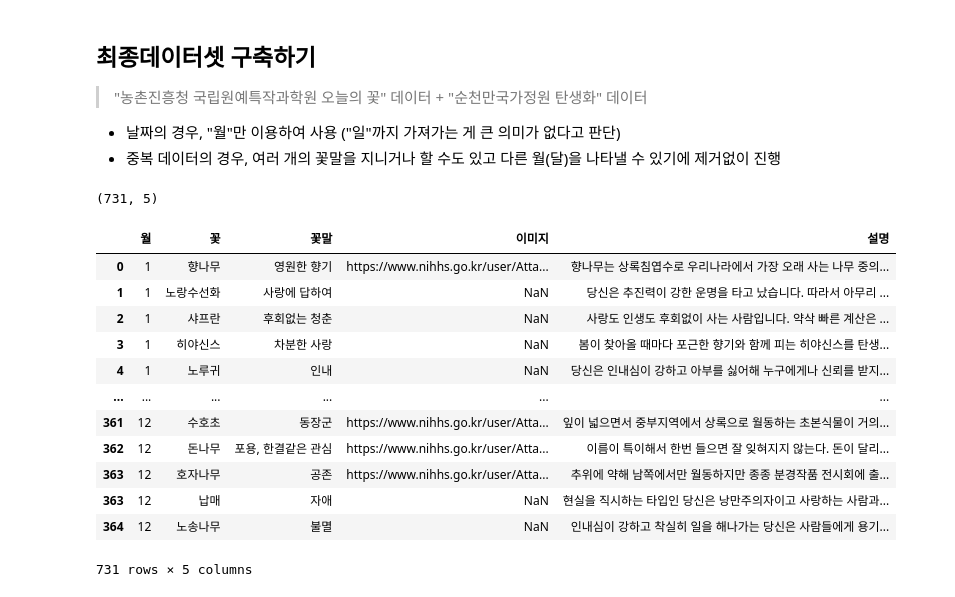
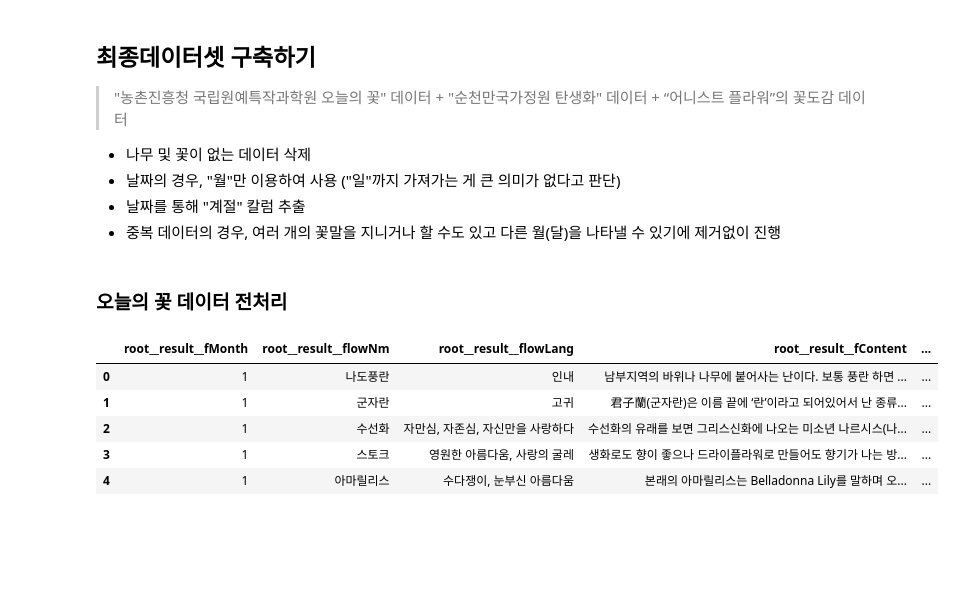
Before and after one commit to Fiurinee-Tave/Model, a Jupyter notebook: data/최종 데이터셋 구축.ipynb, the cells around one changed output. Cells and saved outputs as stored; diff of their text form; code cells hidden in the pictures; blank space fills up the shorter version.

```diff
--- a/data/최종 데이터셋 구축.ipynb
+++ b/data/최종 데이터셋 구축.ipynb
@@ -2,16 +3,26 @@
 import pandas as pd
 # %% [markdown]
 ## 최종데이터셋 구축하기
-> "농촌진흥청 국립원예특작과학원 오늘의 꽃" 데이터 + "순천만국가정원 탄생화" 데이터
+> "농촌진흥청 국립원예특작과학원 오늘의 꽃" 데이터 + "순천만국가정원 탄생화" 데이터 + “어니스트 플라워”의 꽃도감 데이터
+- 나무 및 꽃이 없는 데이터 삭제
 - 날짜의 경우, "월"만 이용하여 사용 ("일"까지 가져가는 게 큰 의미가 없다고 판단)
+- 날짜를 통해 "계절" 칼럼 추출
 - 중복 데이터의 경우, 여러 개의 꽃말을 지니거나 할 수도 있고 다른 월(달)을 나타낼 수 있기에 제거없이 진행
+# %% [markdown]
+### 오늘의 꽃 데이터 전처리
 # %%
-df1 = pd.read_csv("C:/Users/pc/Desktop/민지/동아리/프로젝트(13기)/오늘의 꽃_최종.csv")
-df1.drop(["Unnamed: 0", "root__resultCode", "root__resultMsg", "root__result__fDay", "root__repcategory", "root__result__dataNo", "root__result__fSctNm", "root__result__fEngNm", "root__result__fGrow", "root__result__fType", "root__result__publishOrg"], axis=1, inplace=True) #일자, 학명, 영어이름, 기르기, 자생지, 출처 칼럼 제거
+#나무데이터 제거된 오늘의 꽃 파일
+df1 = pd.read_csv("C:/Users/pc/Desktop/민지/동아리/프로젝트(13기)/오늘의 꽃_최종(나무제거).csv")
+df1.drop(["Unnamed: 0", "Column1", "root__resultCode", "root__resultMsg", "root__result__dataNo", "root__result__fDay", "root__repcategory", "root__result__fSctNm", "root__result__fEngNm", "root__result__fGrow", "root__result__fType", "root__result__publishOrg", "Unnamed: 22", "Unnamed: 23"], axis=1, inplace=True) #일자, 학명, 영어이름, 기르기, 자생지, 출처 칼럼 제거
 df1.drop(["root__result__fileName1", "root__result__fileName2", "root__result__fileName3", "root__result__imgUrl1", "root__result__imgUrl2"], axis=1, inplace=True) #이미지 1개만 남기기
-
-df2 = pd.read_csv("C:/Users/pc/Desktop/민지/동아리/프로젝트(13기)/순천만국가정원_탄생화.csv")
-df2.drop("일", axis=1, inplace=True) #일자 칼럼 제거
+df1.head(5)
+# %% [output]
+|  | root__result__fMonth | root__result__flowNm | root__result__flowLang | root__result__fContent | ... |
+| 0 | 1 | 나도풍란 | 인내 | 남부지역의 바위나 나무에 붙어사는 난이다. 보통 풍란 하면 ... | ... |
+| 1 | 1 | 군자란 | 고귀 | 君子蘭(군자란)은 이름 끝에 ‘란’이라고 되어있어서 난 종류... | ... |
+| 2 | 1 | 수선화 | 자만심, 자존심, 자신만을 사랑하다 | 수선화의 유래를 보면 그리스신화에 나오는 미소년 나르시스(나... | ... |
+| 3 | 1 | 스토크 | 영원한 아름다움, 사랑의 굴레 | 생화로도 향이 좋으나 드라이플라워로 만들어도 향기가 나는 방... | ... |
+| 4 | 1 | 아마릴리스 | 수다쟁이, 눈부신 아름다움 | 본래의 아마릴리스는 Belladonna Lily를 말하며 오... | ... |
 # %%
 #칼럼명 변경
 new_columns = ["월", "꽃", "꽃말", "내용", "이용", "이미지"]
@@ -26,26 +33,0 @@ df2 = df2.rename(columns={"꽃말 뜻":"설명"})
-# %%
-#데이터 합치기
-df = pd.concat([df1, df2], axis=0)
-
-#월 순으로 정렬
-df = df.sort_values("월", ascending=True)
-
-df.shape
-# %% [output]
-(731, 5)
-# %%
-df
-# %% [output]
-|  | 월 | 꽃 | 꽃말 | 이미지 | 설명 |
-| 0 | 1 | 향나무 | 영원한 향기 | https://www.nihhs.go.kr/user/Atta... | 향나무는 상록침엽수로 우리나라에서 가장 오래 사는 나무 중의... |
-| 1 | 1 | 노랑수선화 | 사랑에 답하여 | NaN | 당신은 추진력이 강한 운명을 타고 났습니다. 따라서 아무리 ... |
-| 2 | 1 | 샤프란 | 후회없는 청춘 | NaN | 사랑도 인생도 후회없이 사는 사람입니다. 약삭 빠른 계산은 ... |
-| 3 | 1 | 히야신스 | 차분한 사랑 | NaN | 봄이 찾아올 때마다 포근한 향기와 함께 피는 히야신스를 탄생... |
-| 4 | 1 | 노루귀 | 인내 | NaN | 당신은 인내심이 강하고 아부를 싫어해 누구에게나 신뢰를 받지... |
-| ... | ... | ... | ... | ... | ... |
-| 361 | 12 | 수호초 | 동장군 | https://www.nihhs.go.kr/user/Atta... | 잎이 넓으면서 중부지역에서 상록으로 월동하는 초본식물이 거의... |
-| 362 | 12 | 돈나무 | 포용, 한결같은 관심 | https://www.nihhs.go.kr/user/Atta... | 이름이 특이해서 한번 들으면 잘 잊혀지지 않는다. 돈이 달리... |
-| 363 | 12 | 호자나무 | 공존 | https://www.nihhs.go.kr/user/Atta... | 추위에 약해 남쪽에서만 월동하지만 종종 분경작품 전시회에 출... |
-| 363 | 12 | 납매 | 자애 | NaN | 현실을 직시하는 타입인 당신은 낭만주의자이고 사랑하는 사람과... |
-| 364 | 12 | 노송나무 | 불멸 | NaN | 인내심이 강하고 착실히 일을 해나가는 당신은 사람들에게 용기... |
-731 rows × 5 columns
```
Also changed, not shown: parts of 20 cells of this notebook.
